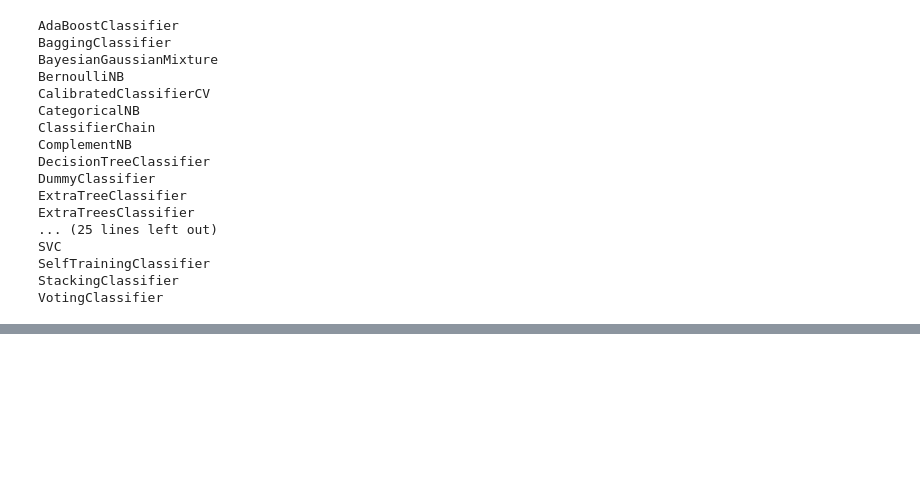
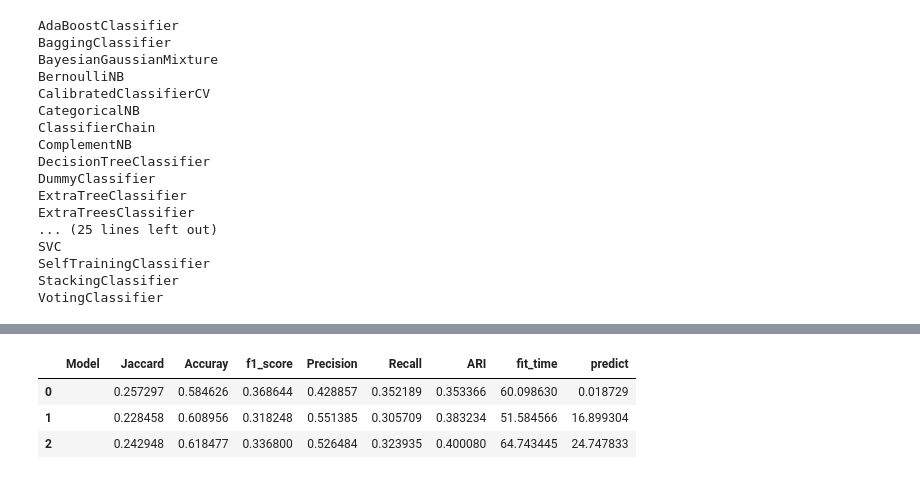
Before and after one commit to RCaz33/API_predict, a Jupyter notebook: cazelles-remi-notebook-exploration-06-2023.ipynb, the cells around one changed output, grey strips where cells are left out. Saved outputs shown, nothing was run; the diff lists cells and outputs as text; code cells hidden in the pictures; blank space fills up the shorter version.

```diff
--- a/cazelles-remi-notebook-exploration-06-2023.ipynb
+++ b/cazelles-remi-notebook-exploration-06-2023.ipynb
@@ -648,0 +638,7 @@ ARI 0.1977
+# %%
+Results
+# %% [output]
+|  | Model | Jaccard | Accuray | f1_score | Precision | Recall | ARI | fit_time | predict |
+| 0 |  | 0.257297 | 0.584626 | 0.368644 | 0.428857 | 0.352189 | 0.353366 | 60.098630 | 0.018729 |
+| 1 |  | 0.228458 | 0.608956 | 0.318248 | 0.551385 | 0.305709 | 0.383234 | 51.584566 | 16.899304 |
+| 2 |  | 0.242948 | 0.618477 | 0.336800 | 0.526484 | 0.323935 | 0.400080 | 64.743445 | 24.747833 |
```
Also changed, not shown: parts of 20 cells of this notebook.
